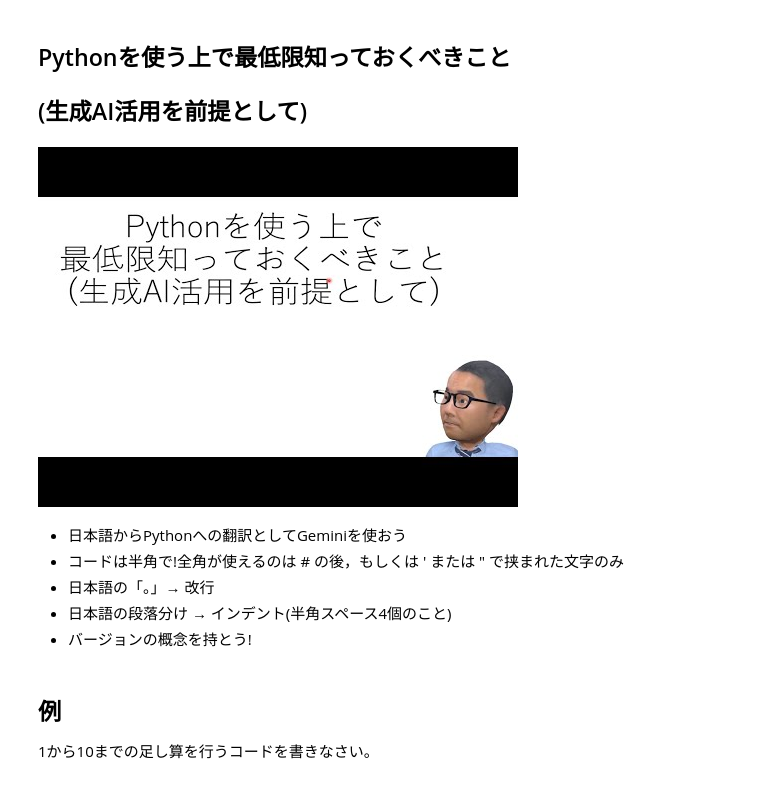
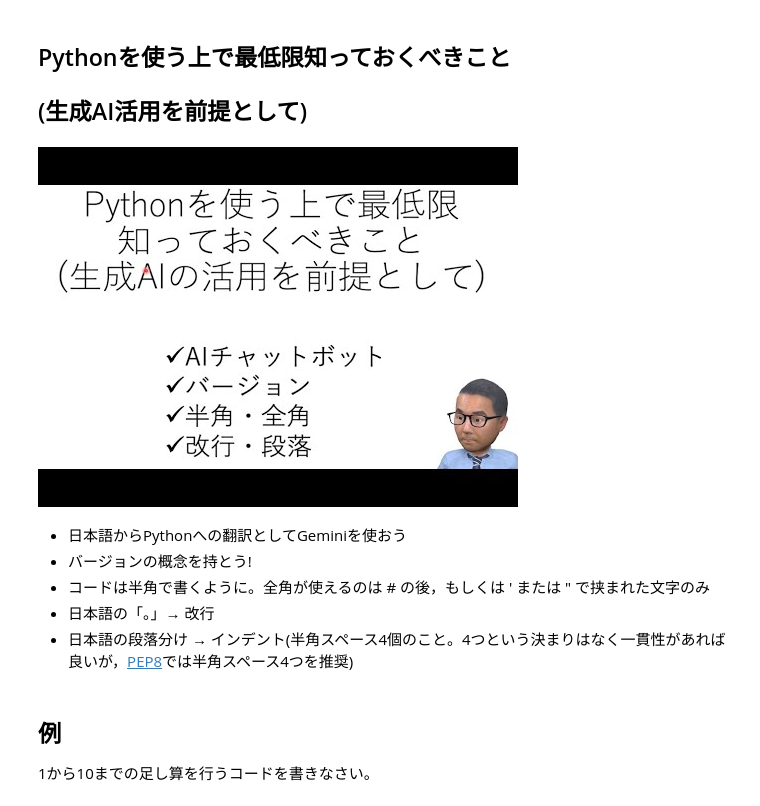
Before and after one commit to cmd-gunma-univ/DX-highschool, a Jupyter notebook: ものつくりDX2.ipynb, the cells around one changed output. Cells and saved outputs as stored; diff of their text form; code cells hidden in the pictures.

```diff
--- a/ものつくりDX2.ipynb
+++ b/ものつくりDX2.ipynb
@@ -14,15 +14,15 @@ YouTubeVideo('2yUv6vO7-N8', width=700, height=500)
 ## (生成AI活用を前提として)
 # %%
 from IPython.display import YouTubeVideo
-YouTubeVideo('mOGj0At42lA', width=700, height=500)
+YouTubeVideo('YD1LySK9jbg', width=700, height=500)
 # %% [output]
-[figure, old version]
+[figure, new version]
 # %% [markdown]
 - 日本語からPythonへの翻訳としてGeminiを使おう
-- コードは半角で!全角が使えるのは # の後，もしくは ' または " で挟まれた文字のみ
+- バージョンの概念を持とう!
+- コードは半角で書くように。全角が使えるのは # の後，もしくは ' または " で挟まれた文字のみ
 - 日本語の「。」→ 改行
-- 日本語の段落分け → インデント(半角スペース4個のこと)
-- バージョンの概念を持とう!
+- 日本語の段落分け → インデント(半角スペース4個のこと。4つという決まりはなく一貫性があれば良いが，[PEP8](https://pep8-ja.readthedocs.io/ja/latest/)では半角スペース4つを推奨)
 # %% [markdown]
 ## 例
 1から10までの足し算を行うコードを書きなさい。
```
Also changed, not shown: parts of 1 cell of this notebook.
